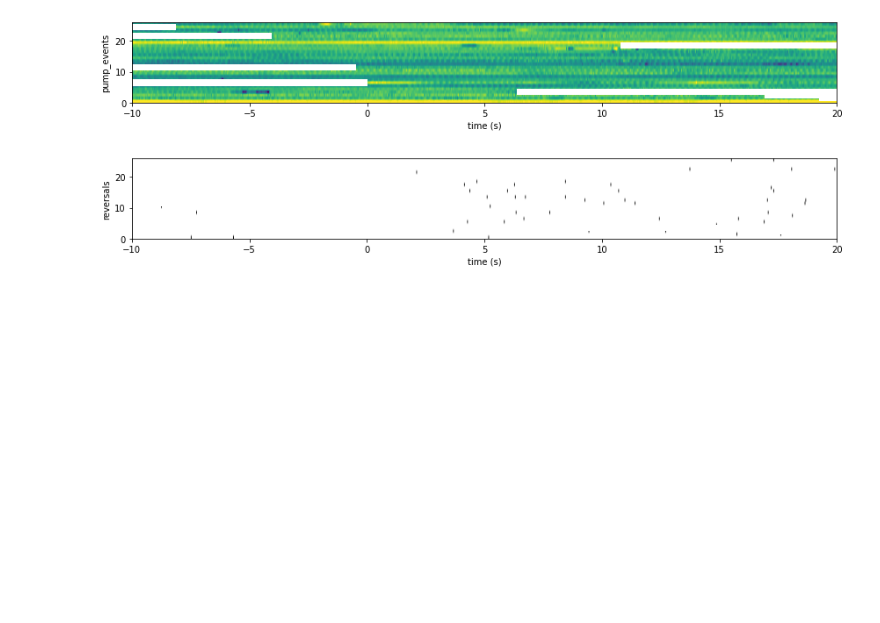
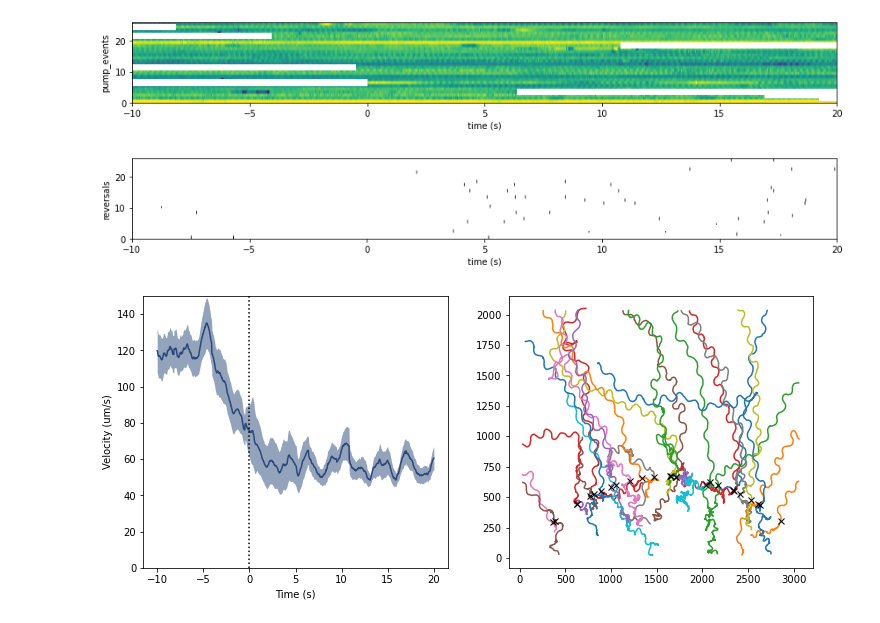
Before and after one commit to scholz-lab/Pharaglow-Analysis, a Jupyter notebook: Using_pganalysis.ipynb, the cells around one changed output. Saved outputs shown, nothing was run; the diff lists cells and outputs as text; code cells hidden in the pictures; blank space fills up the shorter version.

```diff
--- a/Using_pganalysis.ipynb
+++ b/Using_pganalysis.ipynb
@@ -316,3 +318,19 @@ plt.setp(axes, ylabel='reversals', xlabel = 'time (s)')
 plt.tight_layout()
 # %% [output]
 [figure]
+# %%
+plt.figure(figsize = (12, 5))
+control.set_color(style.B1)
+ax1 = plt.subplot(121)
+control.plot(ax1, 'velocity_smooth',  metric = None, metric_sample = 'mean', metric_error = 'sem', aligned = True);
+plt.ylabel('Velocity (um/s)')
+plt.xlabel('Time (s)')
+plt.axvline(0, color = 'k', linestyle=':')
+plt.ylim(0,150)
+ax2 = plt.subplot(122)
+
+control.plot(plt.gca(), ('x', 'y'), metric = None, plot_type = 'line', color = None)
+[plt.plot(w.get_aligned_metric('x', 'mean').loc[0], w.get_aligned_metric('y', 'mean').loc[0], 'kx') for w in control.samples];
+plt.savefig('Lawnentry.svg')
+# %% [output]
+[figure, added]
```
Also changed, not shown: parts of 2 cells of this notebook, 2 other files.
